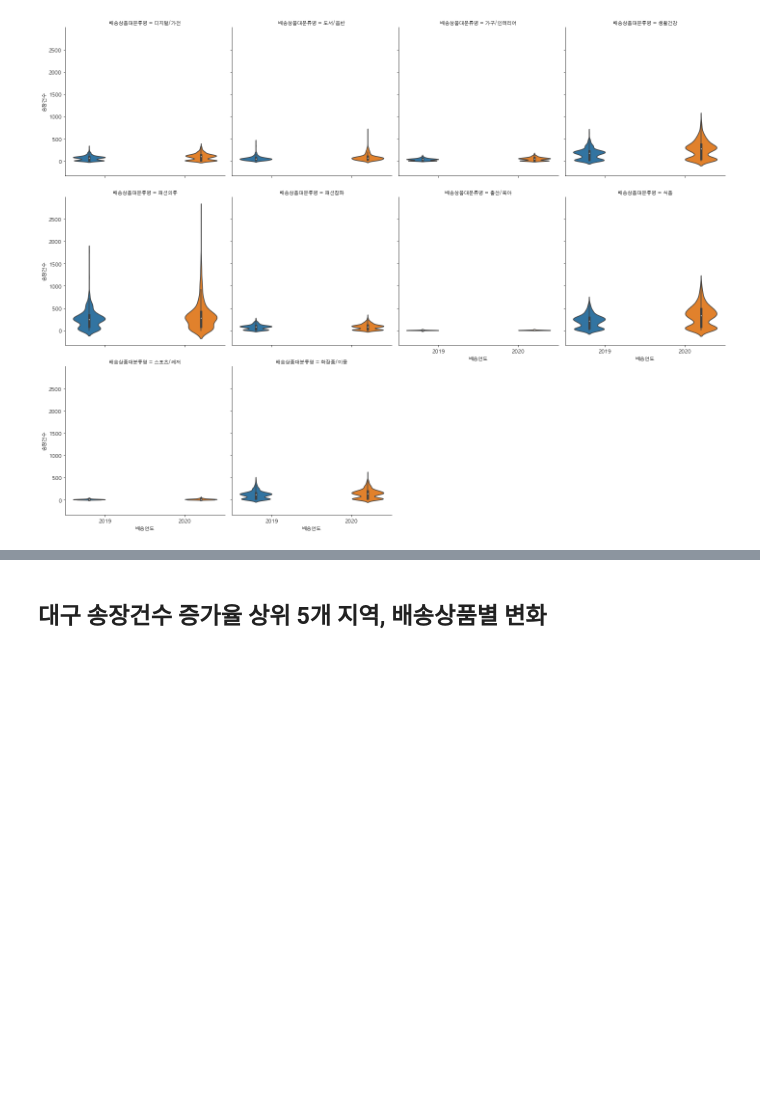
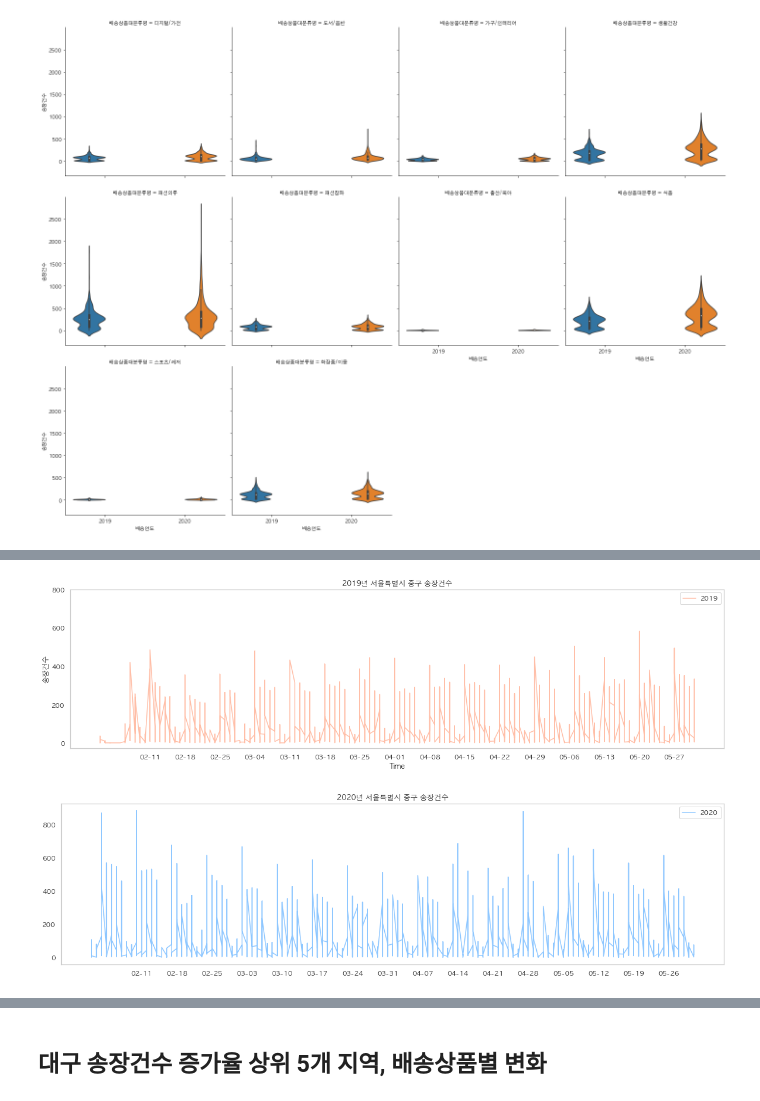
Before and after one commit to yekyung2/AOAS_data, a Jupyter notebook: daily_analysis/shipping_2.ipynb, the cells around one changed output, grey strips where cells are left out. Saved outputs shown, nothing was run; the diff lists cells and outputs as text; code cells hidden in the pictures; blank space fills up the shorter version.

```diff
--- a/daily_analysis/shipping_2.ipynb
+++ b/daily_analysis/shipping_2.ipynb
@@ -697,0 +758,32 @@ plt.show()
+# %%
+#2019년 2020년 한 눈에 보기
+fig, ax = plt.subplots(figsize=(20,5))
+ax.plot(seoul_top5[(seoul_top5['시군구명']=='중구') & (seoul_top5['배송연도']==2019)]['배송날짜'],
+        seoul_top5[(seoul_top5['시군구명']=='중구') & (seoul_top5['배송연도']==2019)]['송장건수'],
+        color='coral', label="2019",alpha=0.5,)
+ax.set_xlabel('Time')
+ax.set_ylabel('송장건수')
+ax.set_title('2019년 서울특별시 중구 송장건수')
+plt.xticks(np.arange(min(x), max(x)+100, 7.0))
+plt.grid(b=None)
+ax.legend()
+plt.yticks([0, 200, 400, 600, 800])
+
+
+
+fig, ax = plt.subplots(figsize=(20,5))
+ax.plot(seoul_top5[(seoul_top5['시군구명']=='중구') & (seoul_top5['배송연도']==2020)]['배송날짜'],
+        seoul_top5[(seoul_top5['시군구명']=='중구') & (seoul_top5['배송연도']==2020)]['송장건수'],
+color='dodgerblue', label='2020',alpha=0.5)
+plt.xticks(np.arange(min(x), max(x)+100, 7.0))
+ax.legend()
+ax.set_title('2020년 서울특별시 중구 송장건수')
+plt.grid(b=None)
+plt.yticks([0, 200, 400, 600, 800])
+
+
+
+plt.show()
+# %% [output]
+[figure, added]
+[figure, added]
```
Also changed, not shown: parts of 6 cells of this notebook.
